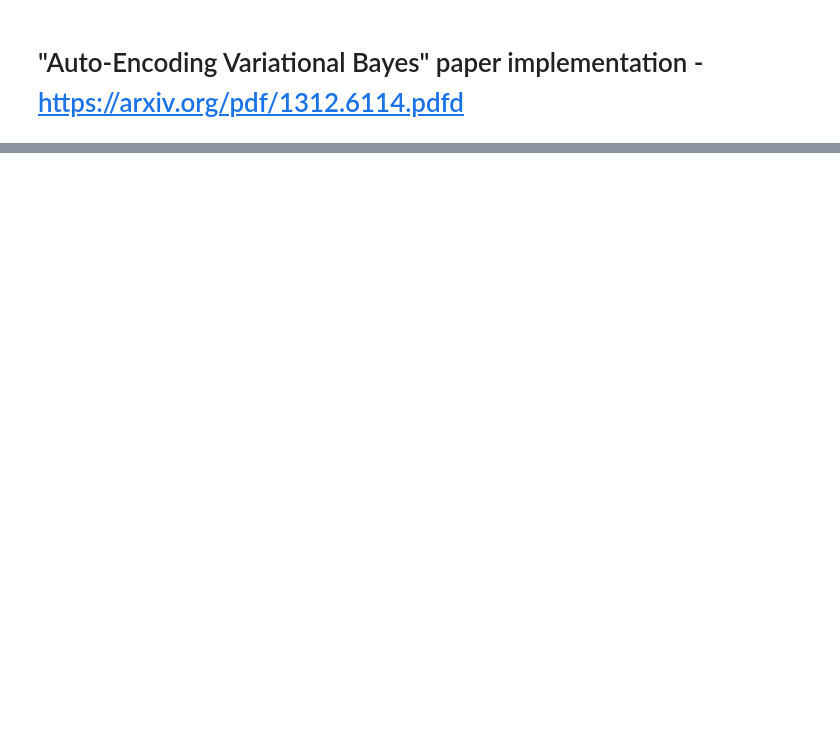
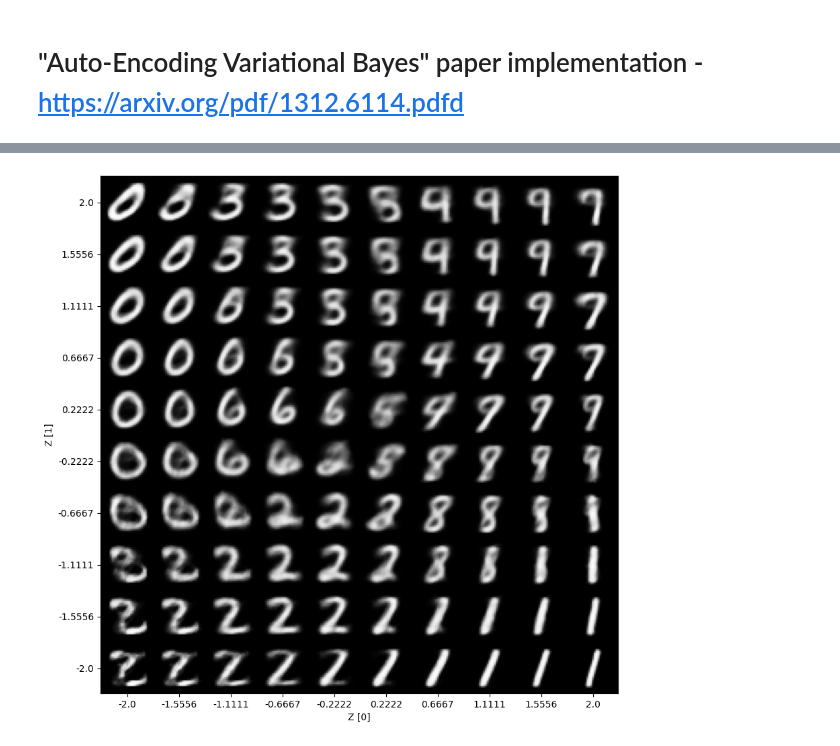
Before and after one commit to petkokp/ai-notebooks, a Jupyter notebook: variational-autoencoder/variational_autoencoder.ipynb, the cells around one changed output, grey strips where cells are left out. Cells and saved outputs as stored; diff of their text form; code cells hidden in the pictures; blank space fills up the shorter version.

Commit message:
visualizing results

```diff
--- a/variational-autoencoder/variational_autoencoder.ipynb
+++ b/variational-autoencoder/variational_autoencoder.ipynb
@@ -78,0 +95,31 @@ AssertionError: Torch not compiled with CUDA enabled
+# %%
+n = 10
+digit_size = 28
+figure = np.zeros((digit_size * n, digit_size * n))
+grid_x = np.linspace(-2, 2, n)
+grid_y = np.linspace(-2, 2, n)[::-1]
+
+
+for i, yi in enumerate(grid_y):
+    for j, xi in enumerate(grid_x):
+        z_sample = torch.Tensor([[xi, yi]])
+        x_decoded = vae.decoder(z_sample).cpu().detach().numpy()
+        digit = x_decoded[0].reshape(digit_size, digit_size)
+        figure[i * digit_size: (i + 1) * digit_size,
+               j * digit_size: (j + 1) * digit_size] = digit
+# %%
+plt.figure(figsize=(10, 10))
+start_range = digit_size // 2
+end_range = (n - 1) * digit_size + start_range + 1
+pixel_range = np.arange(start_range, end_range, digit_size)
+sample_range_x = np.round(grid_x, 4)
+sample_range_y = np.round(grid_y, 4)
+plt.xticks(pixel_range, sample_range_x)
+plt.yticks(pixel_range, sample_range_y)
+plt.xlabel("Z [0]")
+plt.ylabel("Z [1]")
+plt.imshow(figure, cmap='Greys_r')
+plt.savefig('fig.jpg')
+plt.show()
+# %% [output]
+[figure, added]
```
Also changed, not shown: parts of 1 cell of this notebook, 1 other file.
